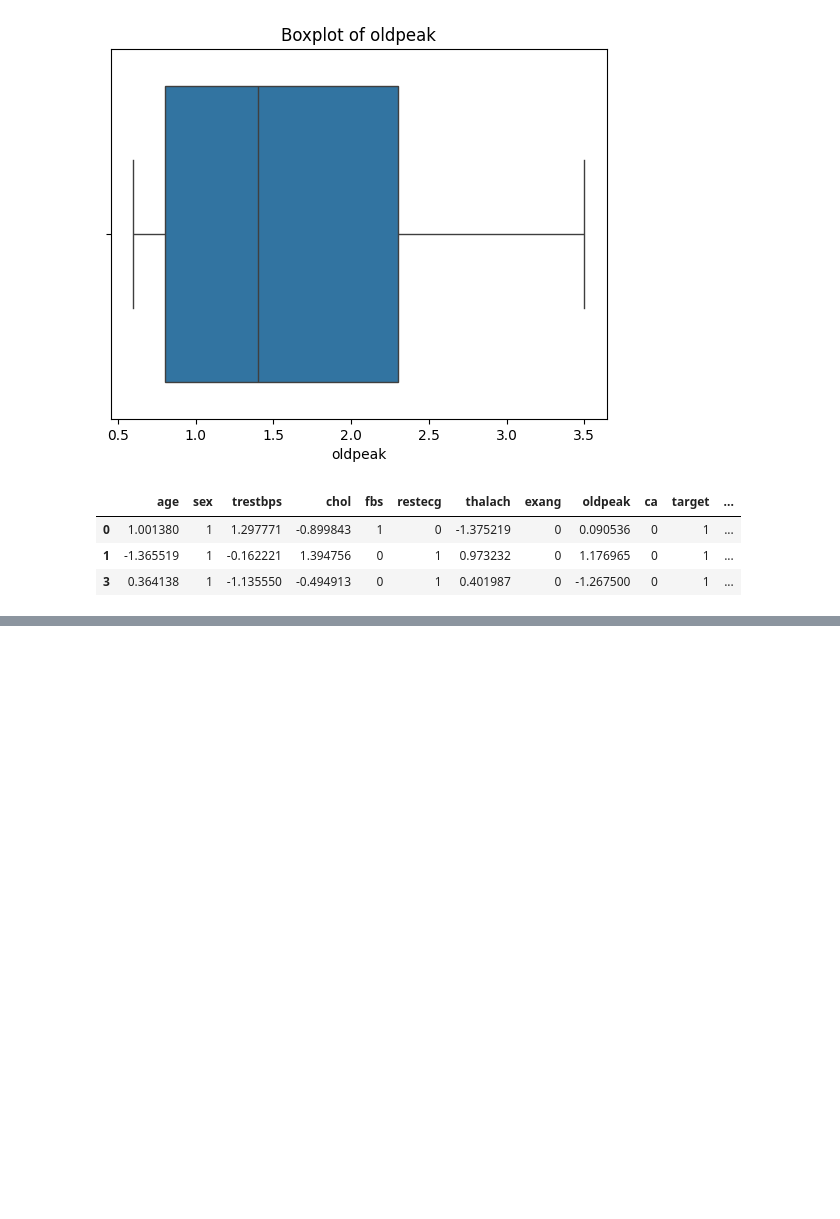
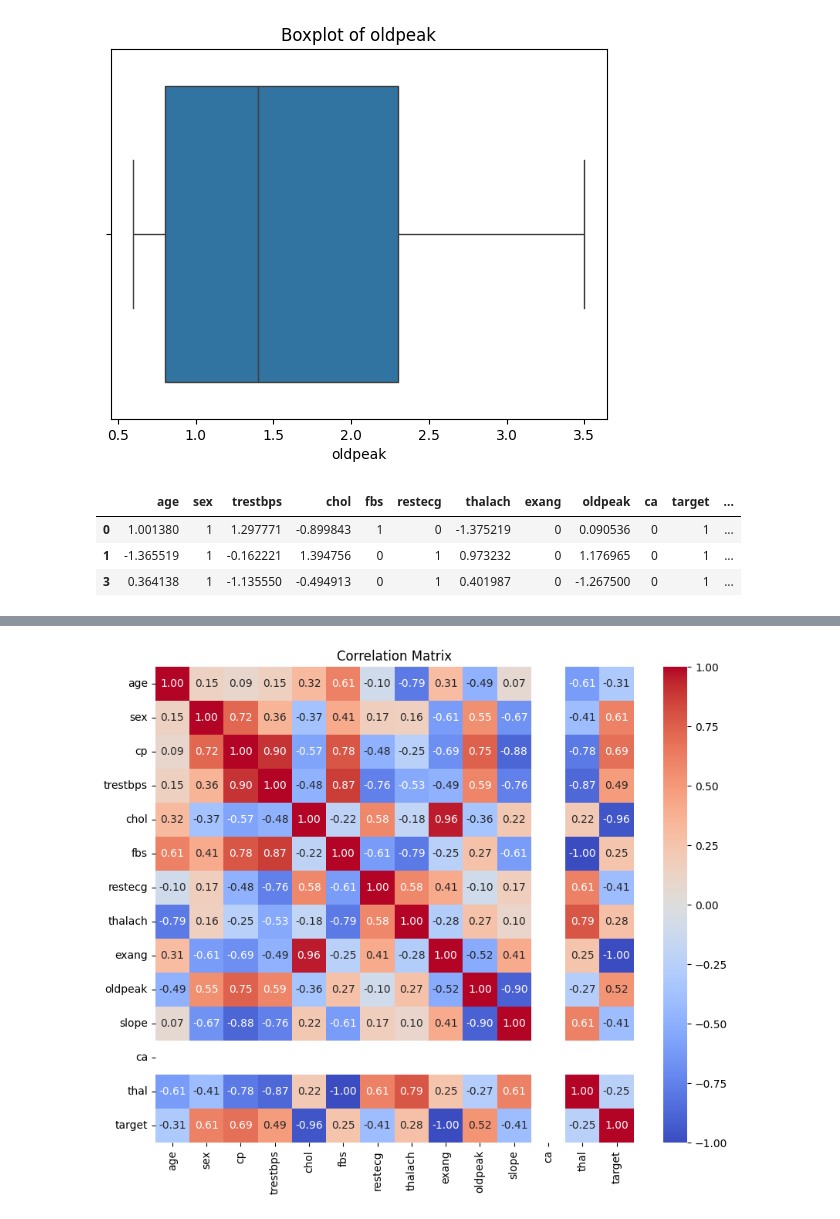
Before and after one commit to krish-crozz/AI---Disease, a Jupyter notebook: AI_Disease_Prediction_project.ipynb, the cells around one changed output, grey strips where cells are left out. Saved outputs shown, nothing was run; the diff lists cells and outputs as text; code cells hidden in the pictures; blank space fills up the shorter version.

```diff
--- a/AI_Disease_Prediction_project.ipynb
+++ b/AI_Disease_Prediction_project.ipynb
@@ -114,0 +161,32 @@ df_encoded[scaled_features] = scaler.fit_transform(df_encoded[scaled_features])
+# %%
+import matplotlib.pyplot as plt
+import seaborn as sns
+import pandas as pd  # Make sure pandas is imported
+
+# Assuming 'data' is your original data dictionary
+data = {
+    'age': [63, 37, 41, 56, 57],
+    'sex': [1, 1, 0, 1, 0],
+    'cp': [3, 2, 1, 1, 0],
+    'trestbps': [145, 130, 130, 120, 120],
+    'chol': [233, 250, 204, 236, 354],
+    'fbs': [1, 0, 0, 0, 0],
+    'restecg': [0, 1, 0, 1, 1],
+    'thalach': [150, 187, 172, 178, 163],
+    'exang': [0, 0, 0, 0, 1],
+    'oldpeak': [2.3, 3.5, 1.4, 0.8, 0.6],
+    'slope': [0, 0, 2, 2, 2],
+    'ca': [0, 0, 0, 0, 0],
+    'thal': [1, 2, 2, 2, 2],
+    'target': [1, 1, 1, 1, 0]
+}
+
+# Recreate the DataFrame 'df'
+df = pd.DataFrame(data)
+
+plt.figure(figsize=(10, 8))
+sns.heatmap(df.corr(), annot=True, fmt=".2f", cmap="coolwarm")
+plt.title("Correlation Matrix")
+plt.show()
+# %% [output]
+[figure, added]
```
Also changed, not shown: parts of 18 cells of this notebook.
